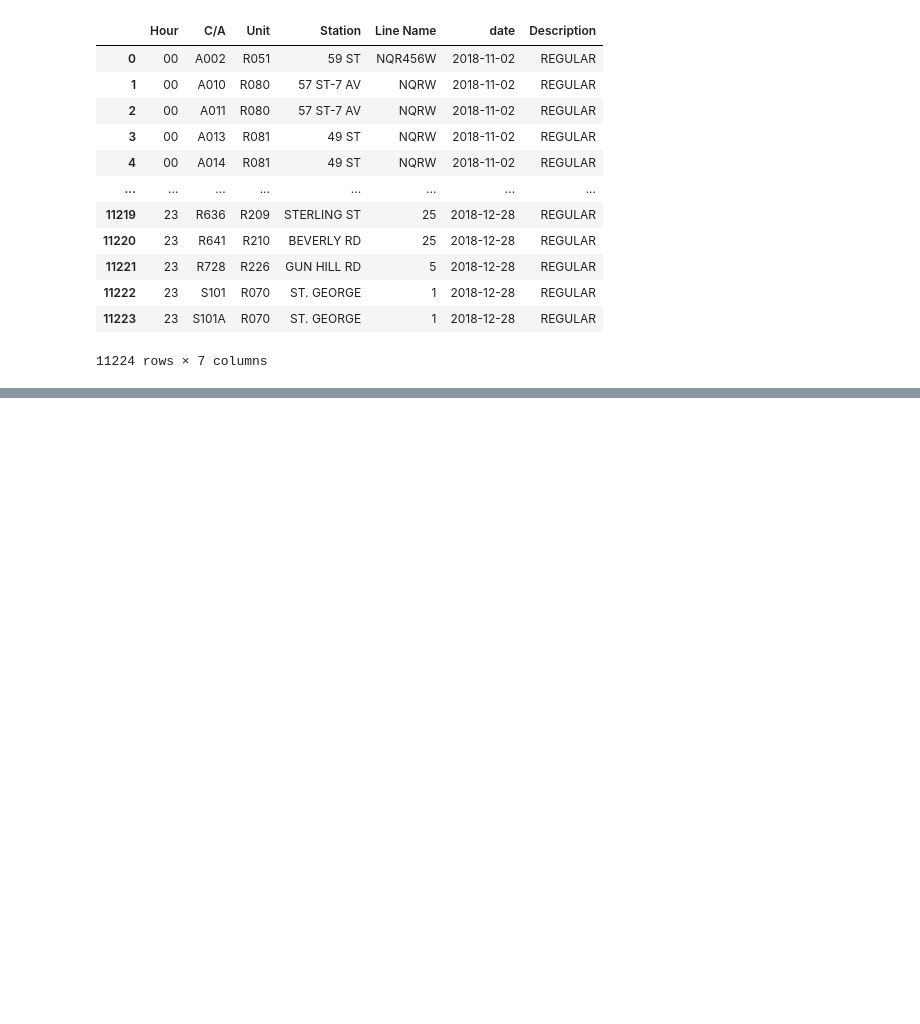
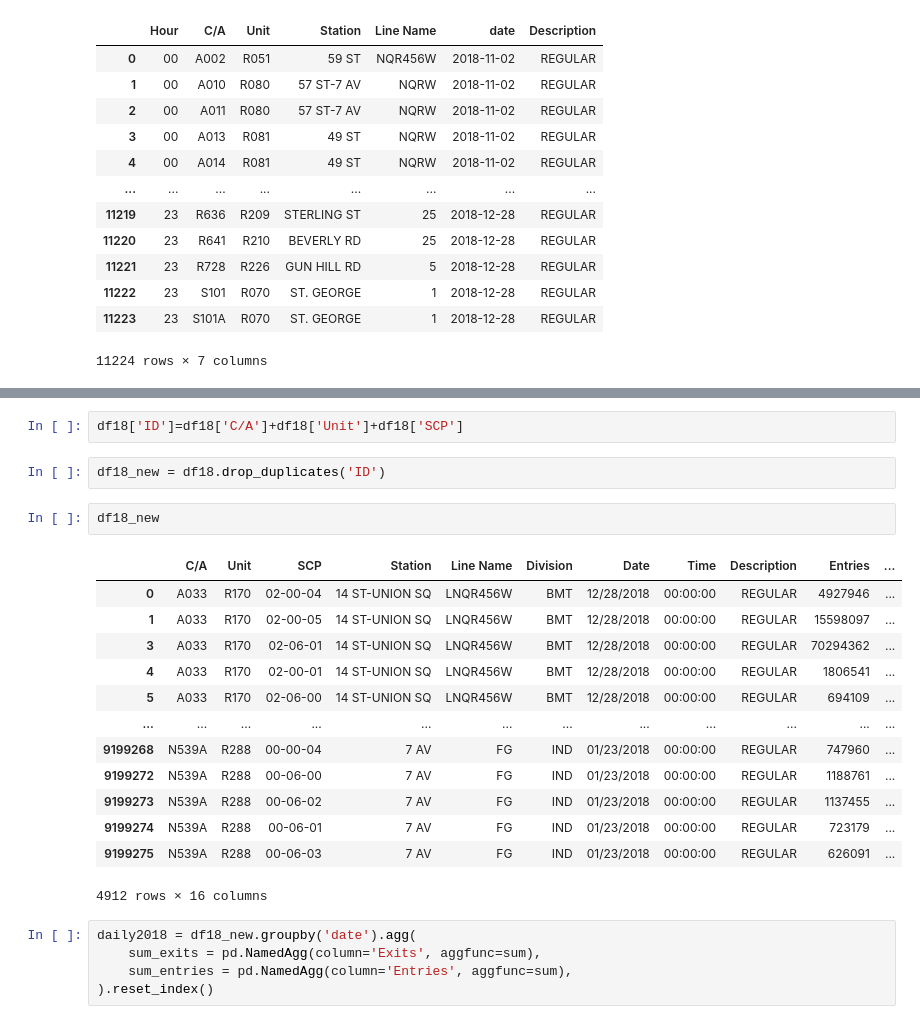
Before and after one commit to NYU-Marron-Urban-Data-Hackathon/Urban-Doctors, a Jupyter notebook: Data/Turnstile Data(2018-2021) Processing.ipynb, the cells around one changed output, grey strips where cells are left out. Saved outputs shown, nothing was run; the diff lists cells and outputs as text; blank space fills up the shorter version.

```diff
--- a/Data/Turnstile Data(2018-2021) Processing.ipynb
+++ b/Data/Turnstile Data(2018-2021) Processing.ipynb
@@ -312,0 +297,25 @@ df18
+# %%
+df18['ID']=df18['C/A']+df18['Unit']+df18['SCP']
+# %%
+df18_new = df18.drop_duplicates('ID')
+# %%
+df18_new
+# %% [output]
+|  | C/A | Unit | SCP | Station | Line Name | Division | Date | Time | Description | Entries | ... |
+| 0 | A033 | R170 | 02-00-04 | 14 ST-UNION SQ | LNQR456W | BMT | 12/28/2018 | 00:00:00 | REGULAR | 4927946 | ... |
+| 1 | A033 | R170 | 02-00-05 | 14 ST-UNION SQ | LNQR456W | BMT | 12/28/2018 | 00:00:00 | REGULAR | 15598097 | ... |
+| 3 | A033 | R170 | 02-06-01 | 14 ST-UNION SQ | LNQR456W | BMT | 12/28/2018 | 00:00:00 | REGULAR | 70294362 | ... |
+| 4 | A033 | R170 | 02-00-01 | 14 ST-UNION SQ | LNQR456W | BMT | 12/28/2018 | 00:00:00 | REGULAR | 1806541 | ... |
+| 5 | A033 | R170 | 02-06-00 | 14 ST-UNION SQ | LNQR456W | BMT | 12/28/2018 | 00:00:00 | REGULAR | 694109 | ... |
+| ... | ... | ... | ... | ... | ... | ... | ... | ... | ... | ... | ... |
+| 9199268 | N539A | R288 | 00-00-04 | 7 AV | FG | IND | 01/23/2018 | 00:00:00 | REGULAR | 747960 | ... |
+| 9199272 | N539A | R288 | 00-06-00 | 7 AV | FG | IND | 01/23/2018 | 00:00:00 | REGULAR | 1188761 | ... |
+| 9199273 | N539A | R288 | 00-06-02 | 7 AV | FG | IND | 01/23/2018 | 00:00:00 | REGULAR | 1137455 | ... |
+| 9199274 | N539A | R288 | 00-06-01 | 7 AV | FG | IND | 01/23/2018 | 00:00:00 | REGULAR | 723179 | ... |
+| 9199275 | N539A | R288 | 00-06-03 | 7 AV | FG | IND | 01/23/2018 | 00:00:00 | REGULAR | 626091 | ... |
+4912 rows × 16 columns
+# %%
+daily2018 = df18_new.groupby('date').agg(
+    sum_exits = pd.NamedAgg(column='Exits', aggfunc=sum),
+    sum_entries = pd.NamedAgg(column='Entries', aggfunc=sum),
+).reset_index()
```
Also changed, not shown: parts of 36 cells of this notebook.
